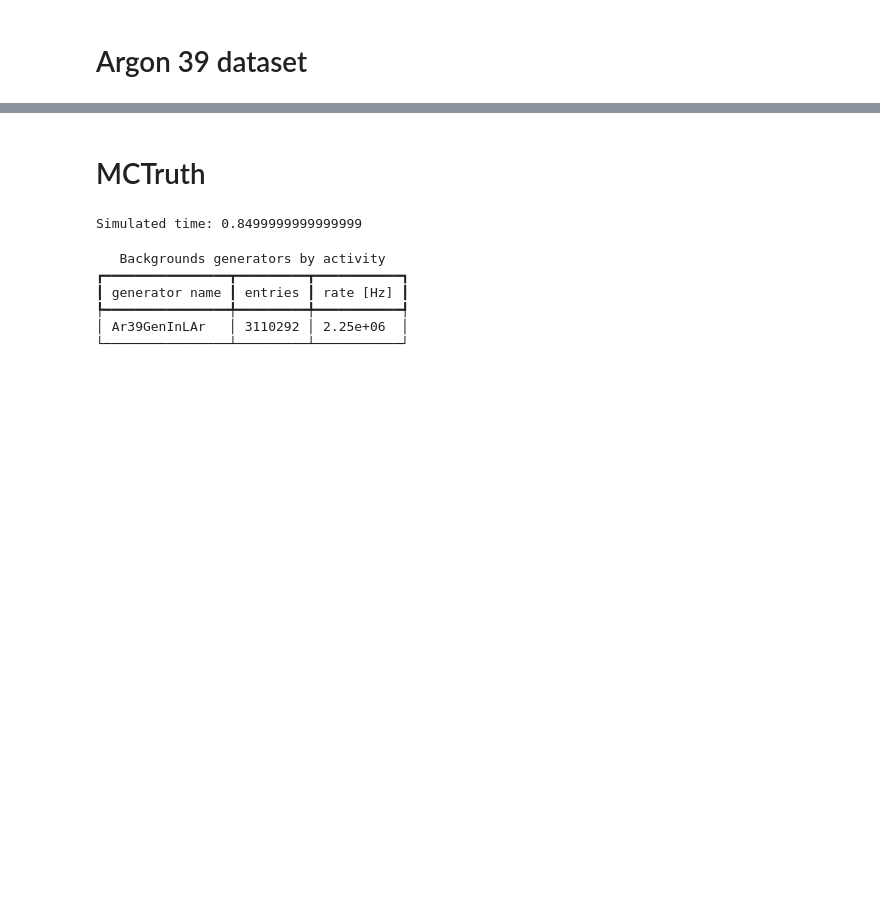
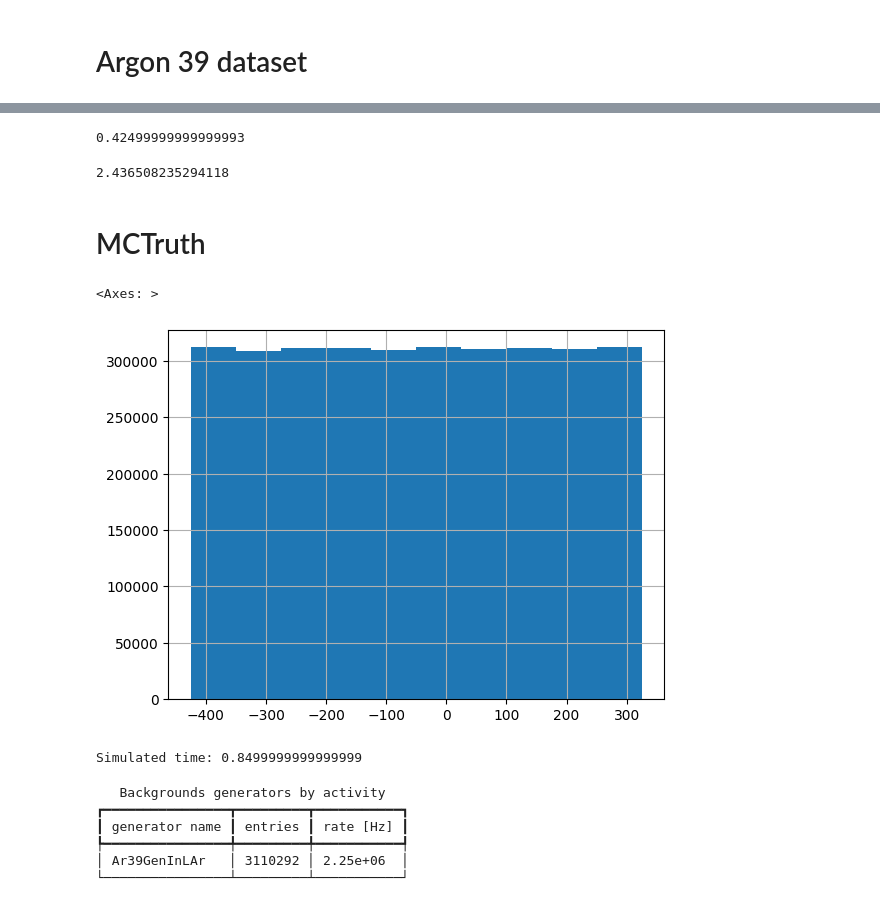
Before and after one commit to alessandrothea/tpvalidator, a Jupyter notebook: notebooks/devel/DetsimDebug_1x8x14.ipynb, the cells around one changed output, grey strips where cells are left out. Cells and saved outputs as stored; diff of their text form; code cells hidden in the pictures; blank space fills up the shorter version.

```diff
--- a/notebooks/devel/DetsimDebug_1x8x14.ipynb
+++ b/notebooks/devel/DetsimDebug_1x8x14.ipynb
@@ -21,9 +24,9 @@ from tpvalidator.viz.backtracker import BackTrackerPlotter
 # %% [markdown]
 # Argon 39 dataset
 # %%
-import tpvalidator.datasetloader as dsl
+import tpvalidator.datacatalogue as dsl
 
 # ar39_ds = 'ar39_5e_00'
 ar39_ds = 'ar39'
-datasets = dsl.load('data/vd/1x8x14', [ar39_ds])
+datasets = dsl.load('data/vd/1x8x14/3sig', [ar39_ds])
 # %% [output]
@@ -63,5 +80,15 @@ ws=datasets[ar39_ds]
+# %%
+calculate_trg_obj_rates(ws.tps.query('bt_is_signal==1 & readout_plane_id == 2'))/1e6
+# %% [output]
+0.42499999999999993
+2.436508235294118
 # %% [markdown]
 # MCTruth
+# %%
+ws.mcparticles.x.hist()
+# %% [output]
+<Axes: >
+[figure, added]
 # %%
 
 from rich.table import Table
```
Also changed, not shown: parts of 9 cells of this notebook, 26 other files.
